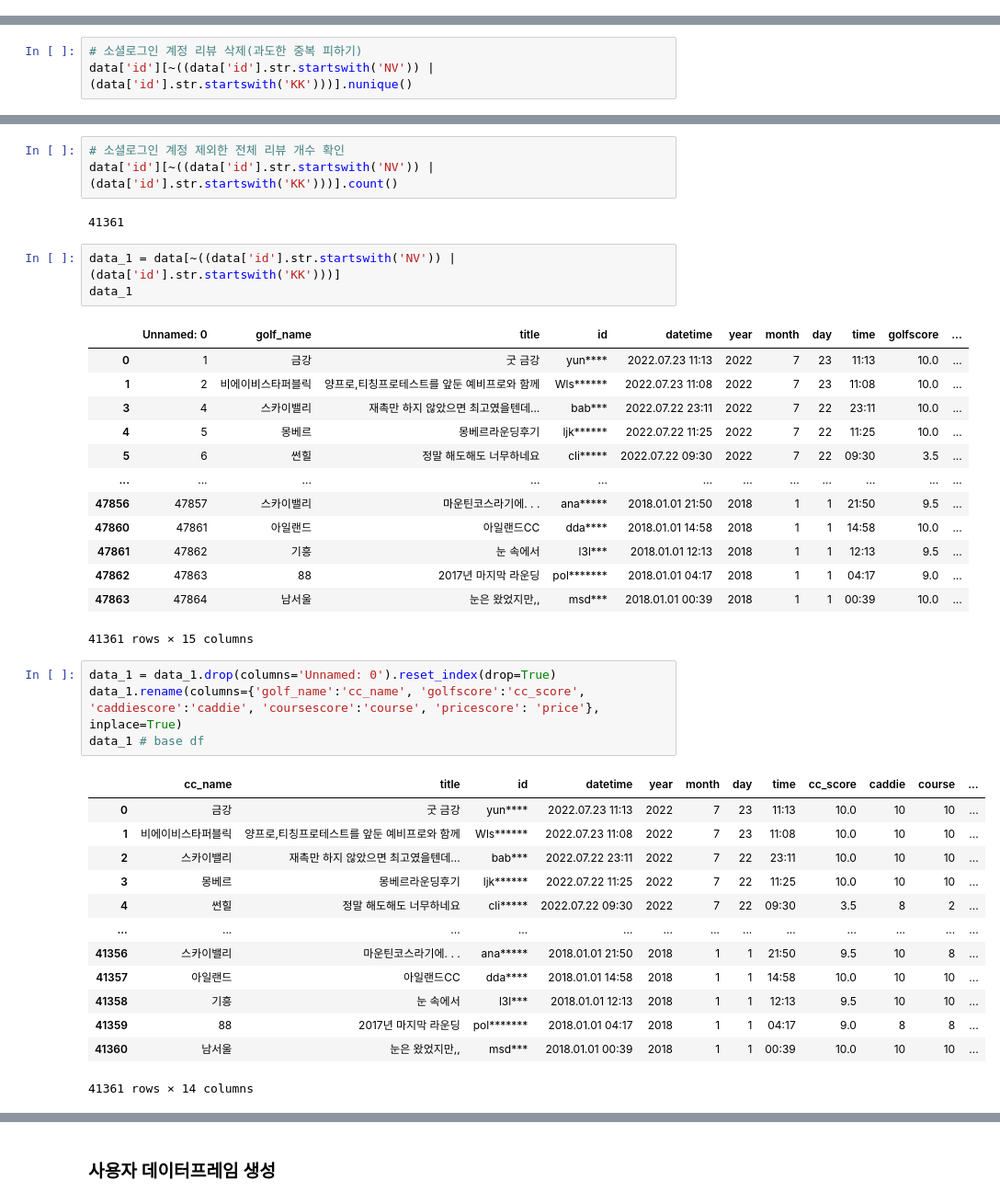
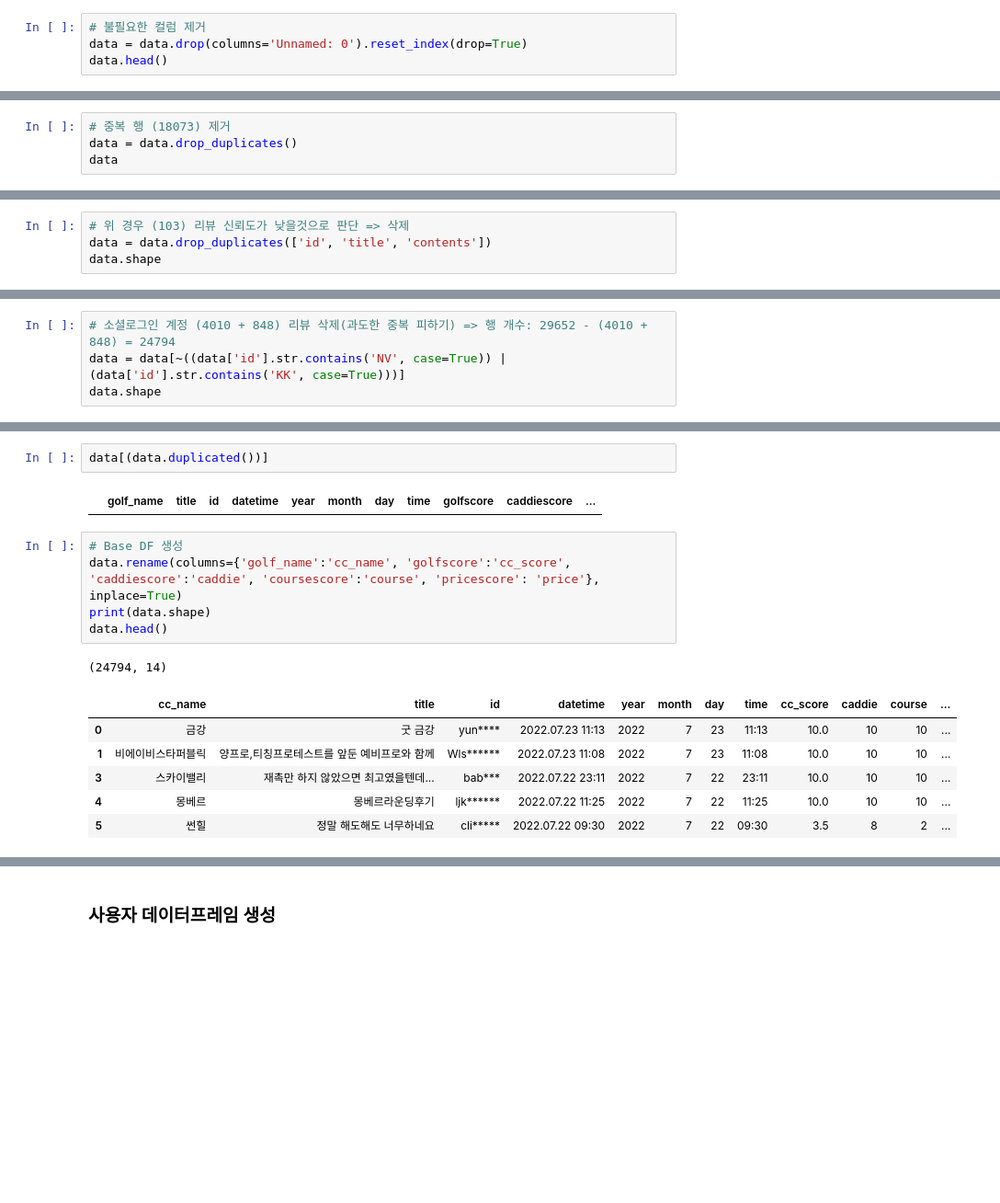
Before and after one commit to sparklabel/RecSys_GolfCC, a Jupyter notebook: ex.ipynb, the cells around one changed output, grey strips where cells are left out. Shown: that part at 92% size. Cells and saved outputs as stored; diff of their text form; blank space fills up the shorter version.

```diff
--- a/ex.ipynb
+++ b/ex.ipynb
@@ -40,0 +56,4 @@ memory usage: 5.5+ MB
+# %%
+# 불필요한 컬럼 제거
+data = data.drop(columns='Unnamed: 0').reset_index(drop=True)
+data.head()
@@ -40,0 +84,4 @@ memory usage: 5.5+ MB
+# %%
+# 중복 행 (18073) 제거
+data = data.drop_duplicates()
+data
@@ -40,0 +120,4 @@ memory usage: 5.5+ MB
+# %%
+# 위 경우 (103) 리뷰 신뢰도가 낮을것으로 판단 => 삭제
+data = data.drop_duplicates(['id', 'title', 'contents'])
+data.shape
@@ -60,4 +184,5 @@ Name: id, Length: 6140, dtype: int64
 # %%
-# 소셜로그인 계정 리뷰 삭제(과도한 중복 피하기)
-data['id'][~((data['id'].str.startswith('NV')) | (data['id'].str.startswith('KK')))].nunique()
+# 소셜로그인 계정 (4010 + 848) 리뷰 삭제(과도한 중복 피하기) => 행 개수: 29652 - (4010 + 848) = 24794
+data = data[~((data['id'].str.contains('NV', case=True)) | (data['id'].str.contains('KK', case=True)))]
+data.shape
 # %% [output]
@@ -81,40 +190,17 @@ Name: id, Length: 6117, dtype: int64
-# %%
-# 소셜로그인 계정 제외한 전체 리뷰 개수 확인
-data['id'][~((data['id'].str.startswith('NV')) | (data['id'].str.startswith('KK')))].count()
-# %% [output]
-41361
-# %%
-data_1 = data[~((data['id'].str.startswith('NV')) | (data['id'].str.startswith('KK')))]
-data_1
-# %% [output]
-|  | Unnamed: 0 | golf_name | title | id | datetime | year | month | day | time | golfscore | ... |
-| 0 | 1 | 금강 | 굿 금강 | yun**** | 2022.07.23 11:13 | 2022 | 7 | 23 | 11:13 | 10.0 | ... |
-| 1 | 2 | 비에이비스타퍼블릭 | 양프로,티칭프로테스트를 앞둔 예비프로와 함께 | Wls****** | 2022.07.23 11:08 | 2022 | 7 | 23 | 11:08 | 10.0 | ... |
-| 3 | 4 | 스카이밸리 | 재촉만 하지 않았으면 최고였을텐데... | bab*** | 2022.07.22 23:11 | 2022 | 7 | 22 | 23:11 | 10.0 | ... |
-| 4 | 5 | 몽베르 | 몽베르라운딩후기 | ljk****** | 2022.07.22 11:25 | 2022 | 7 | 22 | 11:25 | 10.0 | ... |
-| 5 | 6 | 썬힐 | 정말 해도해도 너무하네요 | cli***** | 2022.07.22 09:30 | 2022 | 7 | 22 | 09:30 | 3.5 | ... |
-| ... | ... | ... | ... | ... | ... | ... | ... | ... | ... | ... | ... |
-| 47856 | 47857 | 스카이밸리 | 마운틴코스라기에. . . | ana***** | 2018.01.01 21:50 | 2018 | 1 | 1 | 21:50 | 9.5 | ... |
-| 47860 | 47861 | 아일랜드 | 아일랜드CC | dda**** | 2018.01.01 14:58 | 2018 | 1 | 1 | 14:58 | 10.0 | ... |
-| 47861 | 47862 | 기흥 | 눈 속에서 | l3l*** | 2018.01.01 12:13 | 2018 | 1 | 1 | 12:13 | 9.5 | ... |
-| 47862 | 47863 | 88 | 2017년 마지막 라운딩 | pol******* | 2018.01.01 04:17 | 2018 | 1 | 1 | 04:17 | 9.0 | ... |
-| 47863 | 47864 | 남서울 | 눈은 왔었지만,, | msd*** | 2018.01.01 00:39 | 2018 | 1 | 1 | 00:39 | 10.0 | ... |
-41361 rows × 15 columns
+# %%
+data[(data.duplicated())]
+# %% [output]
+|  | golf_name | title | id | datetime | year | month | day | time | golfscore | caddiescore | ... |
 # %%
-data_1 = data_1.drop(columns='Unnamed: 0').reset_index(drop=True)
-data_1.rename(columns={'golf_name':'cc_name', 'golfscore':'cc_score', 'caddiescore':'caddie', 'coursescore':'course', 'pricescore': 'price'}, inplace=True)
-data_1 # base df
+# Base DF 생성
+data.rename(columns={'golf_name':'cc_name', 'golfscore':'cc_score', 'caddiescore':'caddie', 'coursescore':'course', 'pricescore': 'price'}, inplace=True)
+print(data.shape)
+data.head()
 # %% [output]
+(24794, 14)
 |  | cc_name | title | id | datetime | year | month | day | time | cc_score | caddie | course | ... |
 | 0 | 금강 | 굿 금강 | yun**** | 2022.07.23 11:13 | 2022 | 7 | 23 | 11:13 | 10.0 | 10 | 10 | ... |
 | 1 | 비에이비스타퍼블릭 | 양프로,티칭프로테스트를 앞둔 예비프로와 함께 | Wls****** | 2022.07.23 11:08 | 2022 | 7 | 23 | 11:08 | 10.0 | 10 | 10 | ... |
-| 2 | 스카이밸리 | 재촉만 하지 않았으면 최고였을텐데... | bab*** | 2022.07.22 23:11 | 2022 | 7 | 22 | 23:11 | 10.0 | 10 | 10 | ... |
-| 3 | 몽베르 | 몽베르라운딩후기 | ljk****** | 2022.07.22 11:25 | 2022 | 7 | 22 | 11:25 | 10.0 | 10 | 10 | ... |
-| 4 | 썬힐 | 정말 해도해도 너무하네요 | cli***** | 2022.07.22 09:30 | 2022 | 7 | 22 | 09:30 | 3.5 | 8 | 2 | ... |
-| ... | ... | ... | ... | ... | ... | ... | ... | ... | ... | ... | ... | ... |
-| 41356 | 스카이밸리 | 마운틴코스라기에. . . | ana***** | 2018.01.01 21:50 | 2018 | 1 | 1 | 21:50 | 9.5 | 10 | 8 | ... |
-| 41357 | 아일랜드 | 아일랜드CC | dda**** | 2018.01.01 14:58 | 2018 | 1 | 1 | 14:58 | 10.0 | 10 | 10 | ... |
-| 41358 | 기흥 | 눈 속에서 | l3l*** | 2018.01.01 12:13 | 2018 | 1 | 1 | 12:13 | 9.5 | 10 | 10 | ... |
-| 41359 | 88 | 2017년 마지막 라운딩 | pol******* | 2018.01.01 04:17 | 2018 | 1 | 1 | 04:17 | 9.0 | 8 | 8 | ... |
-| 41360 | 남서울 | 눈은 왔었지만,, | msd*** | 2018.01.01 00:39 | 2018 | 1 | 1 | 00:39 | 10.0 | 10 | 10 | ... |
+| 3 | 스카이밸리 | 재촉만 하지 않았으면 최고였을텐데... | bab*** | 2022.07.22 23:11 | 2022 | 7 | 22 | 23:11 | 10.0 | 10 | 10 | ... |
+| 4 | 몽베르 | 몽베르라운딩후기 | ljk****** | 2022.07.22 11:25 | 2022 | 7 | 22 | 11:25 | 10.0 | 10 | 10 | ... |
+| 5 | 썬힐 | 정말 해도해도 너무하네요 | cli***** | 2022.07.22 09:30 | 2022 | 7 | 22 | 09:30 | 3.5 | 8 | 2 | ... |
-41361 rows × 14 columns
```
Also changed, not shown: parts of 47 cells of this notebook.
